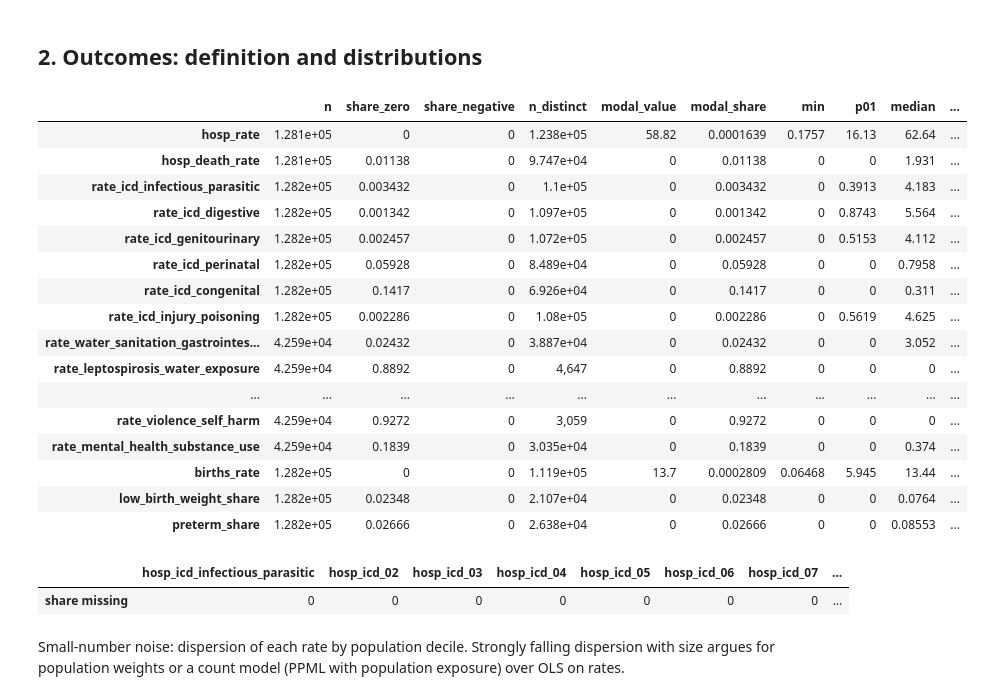
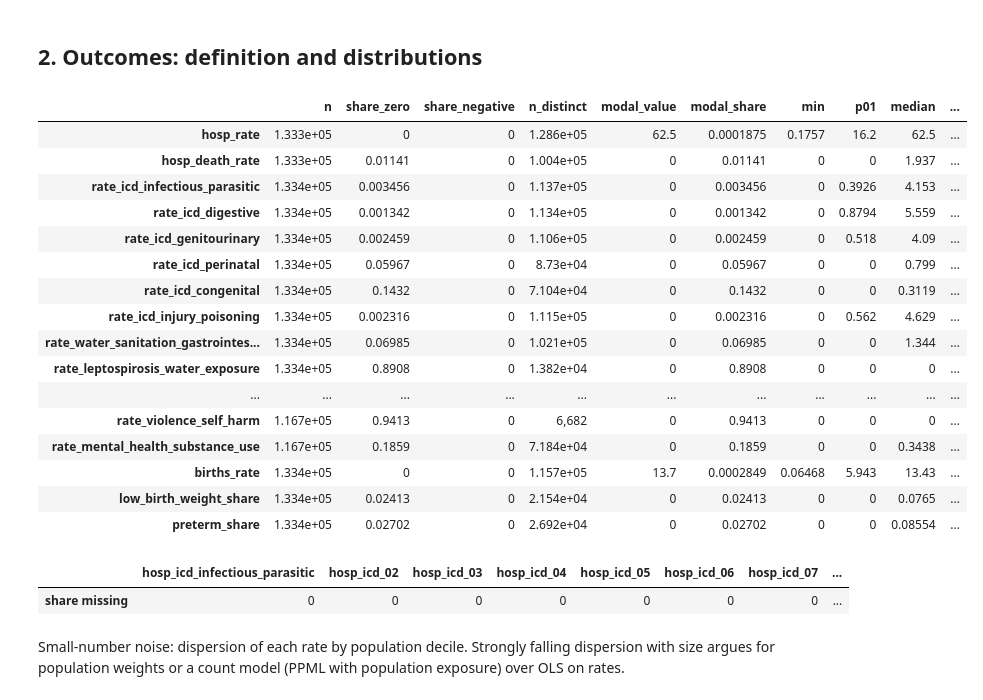
Before and after one commit to felixschulz385/Masterthesis, a Jupyter notebook: output/notebooks/health/01_descriptives.ipynb, the cells around one changed output. Saved outputs shown, nothing was run; the diff lists cells and outputs as text; code cells hidden in the pictures.

```diff
--- a/output/notebooks/health/01_descriptives.ipynb
+++ b/output/notebooks/health/01_descriptives.ipynb
@@ -68,14 +67,9 @@ ICD_OUTCOMES = {
 # %% [markdown]
 ## 0. Data readiness and join
 # %%
-adm2 = panels.load_adm2_panel(years=None)
+adm2 = (panels.load_adm2_panel(years=None)
+        .rename(columns={f"hosp_icd_{code}": f"hosp_icd_{name}" for code, name in ICD_OUTCOMES.items()}))
 health_columns = [c for c in adm2.columns if c.startswith(("hosp_", "births", "deaths"))]
-print("Health columns in adm2_panel:", health_columns or "NONE — not yet wired into assembly")
+print(f"Health columns in adm2_panel: {len(health_columns)}")
 print(f"adm2_panel: {len(adm2):,} rows · {adm2.mun_id.nunique():,} municipalities · {adm2.year.min()}–{adm2.year.max()}")
-
-hosp = panels.load_hospitalizations()
-channels = panels.load_hospitalizations(breakdown="morbidity_channel").drop(columns="source_system")
-icd = (panels.load_hospitalizations(breakdown="icd10_chapter").drop(columns="source_system")
-       .rename(columns={f"hosp_icd_{code}": f"hosp_icd_{name}" for code, name in ICD_OUTCOMES.items()}))
-births = panels.load_births()
 # %% [output]
@@ -119,9 +110,6 @@ Share of all hospitalizations in unmatched codes: 4.36%
 # %%
-df = (adm2
-      .merge(hosp, on=["mun_id", "year"], how="left", validate="one_to_one")
-      .merge(channels, on=["mun_id", "year"], how="left", validate="one_to_one")
-      .merge(icd, on=["mun_id", "year"], how="left", validate="one_to_one")
-      .merge(births, on=["mun_id", "year"], how="left", validate="one_to_one"))
+df = adm2.copy()
+df["source_system"] = panels.sih_source_system(df["year"])
 df["population"] = df["population"].astype(float)
 df["state"] = df["mun_id"].str[:2]
 df["state_year"] = df["state"] + "_" + df["year"].astype(str)
@@ -229,41 +219,40 @@ and births coverage is above 99%.
 # %%
 PER = 1_000
 rates = pd.DataFrame(index=df.index)
 rates["hosp_rate"] = df["hosp_hospitalizations_count"] / df["population"] * PER
 rates["hosp_death_rate"] = df["hosp_in_hospital_deaths_count"] / df["population"] * PER
 for name in ICD_OUTCOMES.values():
     rates[f"rate_icd_{name}"] = df[f"hosp_icd_{name}"] / df["population"] * PER
-# Morbidity channels are kept for 1998-2007 only, where the mapping works (§0).
-legacy = df["source_system"].eq("legacy")
+# Morbidity channels: 1998-2020, with gaps where batches are not yet fetched (§0).
 for channel in WATER_CHANNELS + PLACEBO_CHANNELS:
-    rates[f"rate_{channel}"] = (df[f"hosp_{channel}"] / df["population"] * PER).where(legacy)
+    rates[f"rate_{channel}"] = df[f"hosp_{channel}"] / df["population"] * PER
 rates["births_rate"] = df["births"] / df["population"] * PER
 rates["low_birth_weight_share"] = df["births_low_weight"] / df["births_weight_known"]
 rates["preterm_share"] = df["births_preterm"] / df["births_gestation_known"]
 RATE_COLUMNS = rates.columns.tolist()
 df = df.join(rates)
 
 display(desc.distribution_table(df, RATE_COLUMNS))
 display(df[[c for c in df.columns if c.startswith("hosp_icd_")]].isna().mean()
         .rename("share missing").to_frame().T)
 # %% [output]
 |  | n | share_zero | share_negative | n_distinct | modal_value | modal_share | min | p01 | median | ... |
-| hosp_rate | 1.281e+05 | 0 | 0 | 1.238e+05 | 58.82 | 0.0001639 | 0.1757 | 16.13 | 62.64 | ... |
-| hosp_death_rate | 1.281e+05 | 0.01138 | 0 | 9.747e+04 | 0 | 0.01138 | 0 | 0 | 1.931 | ... |
-| rate_icd_infectious_parasitic | 1.282e+05 | 0.003432 | 0 | 1.1e+05 | 0 | 0.003432 | 0 | 0.3913 | 4.183 | ... |
-| rate_icd_digestive | 1.282e+05 | 0.001342 | 0 | 1.097e+05 | 0 | 0.001342 | 0 | 0.8743 | 5.564 | ... |
-| rate_icd_genitourinary | 1.282e+05 | 0.002457 | 0 | 1.072e+05 | 0 | 0.002457 | 0 | 0.5153 | 4.112 | ... |
-| rate_icd_perinatal | 1.282e+05 | 0.05928 | 0 | 8.489e+04 | 0 | 0.05928 | 0 | 0 | 0.7958 | ... |
-| rate_icd_congenital | 1.282e+05 | 0.1417 | 0 | 6.926e+04 | 0 | 0.1417 | 0 | 0 | 0.311 | ... |
-| rate_icd_injury_poisoning | 1.282e+05 | 0.002286 | 0 | 1.08e+05 | 0 | 0.002286 | 0 | 0.5619 | 4.625 | ... |
-| rate_water_sanitation_gastrointes... | 4.259e+04 | 0.02432 | 0 | 3.887e+04 | 0 | 0.02432 | 0 | 0 | 3.052 | ... |
-| rate_leptospirosis_water_exposure | 4.259e+04 | 0.8892 | 0 | 4,647 | 0 | 0.8892 | 0 | 0 | 0 | ... |
+| hosp_rate | 1.333e+05 | 0 | 0 | 1.286e+05 | 62.5 | 0.0001875 | 0.1757 | 16.2 | 62.5 | ... |
+| hosp_death_rate | 1.333e+05 | 0.01141 | 0 | 1.004e+05 | 0 | 0.01141 | 0 | 0 | 1.937 | ... |
+| rate_icd_infectious_parasitic | 1.334e+05 | 0.003456 | 0 | 1.137e+05 | 0 | 0.003456 | 0 | 0.3926 | 4.153 | ... |
+| rate_icd_digestive | 1.334e+05 | 0.001342 | 0 | 1.134e+05 | 0 | 0.001342 | 0 | 0.8794 | 5.559 | ... |
+| rate_icd_genitourinary | 1.334e+05 | 0.002459 | 0 | 1.106e+05 | 0 | 0.002459 | 0 | 0.518 | 4.09 | ... |
+| rate_icd_perinatal | 1.334e+05 | 0.05967 | 0 | 8.73e+04 | 0 | 0.05967 | 0 | 0 | 0.799 | ... |
+| rate_icd_congenital | 1.334e+05 | 0.1432 | 0 | 7.104e+04 | 0 | 0.1432 | 0 | 0 | 0.3119 | ... |
+| rate_icd_injury_poisoning | 1.334e+05 | 0.002316 | 0 | 1.115e+05 | 0 | 0.002316 | 0 | 0.562 | 4.629 | ... |
+| rate_water_sanitation_gastrointes... | 1.334e+05 | 0.06985 | 0 | 1.021e+05 | 0 | 0.06985 | 0 | 0 | 1.344 | ... |
+| rate_leptospirosis_water_exposure | 1.334e+05 | 0.8908 | 0 | 1.382e+04 | 0 | 0.8908 | 0 | 0 | 0 | ... |
 | ... | ... | ... | ... | ... | ... | ... | ... | ... | ... | ... |
-| rate_violence_self_harm | 4.259e+04 | 0.9272 | 0 | 3,059 | 0 | 0.9272 | 0 | 0 | 0 | ... |
-| rate_mental_health_substance_use | 4.259e+04 | 0.1839 | 0 | 3.035e+04 | 0 | 0.1839 | 0 | 0 | 0.374 | ... |
-| births_rate | 1.282e+05 | 0 | 0 | 1.119e+05 | 13.7 | 0.0002809 | 0.06468 | 5.945 | 13.44 | ... |
-| low_birth_weight_share | 1.282e+05 | 0.02348 | 0 | 2.107e+04 | 0 | 0.02348 | 0 | 0 | 0.0764 | ... |
-| preterm_share | 1.282e+05 | 0.02666 | 0 | 2.638e+04 | 0 | 0.02666 | 0 | 0 | 0.08553 | ... |
+| rate_violence_self_harm | 1.167e+05 | 0.9413 | 0 | 6,682 | 0 | 0.9413 | 0 | 0 | 0 | ... |
+| rate_mental_health_substance_use | 1.167e+05 | 0.1859 | 0 | 7.184e+04 | 0 | 0.1859 | 0 | 0 | 0.3438 | ... |
+| births_rate | 1.334e+05 | 0 | 0 | 1.157e+05 | 13.7 | 0.0002849 | 0.06468 | 5.943 | 13.43 | ... |
+| low_birth_weight_share | 1.334e+05 | 0.02413 | 0 | 2.154e+04 | 0 | 0.02413 | 0 | 0 | 0.0765 | ... |
+| preterm_share | 1.334e+05 | 0.02702 | 0 | 2.692e+04 | 0 | 0.02702 | 0 | 0 | 0.08554 | ... |
 |  | hosp_icd_infectious_parasitic | hosp_icd_02 | hosp_icd_03 | hosp_icd_04 | hosp_icd_05 | hosp_icd_06 | hosp_icd_07 | ... |
 | share missing | 0 | 0 | 0 | 0 | 0 | 0 | 0 | ... |
 # %% [markdown]
```
Also changed, not shown: parts of 30 cells of this notebook, 2 other files.
